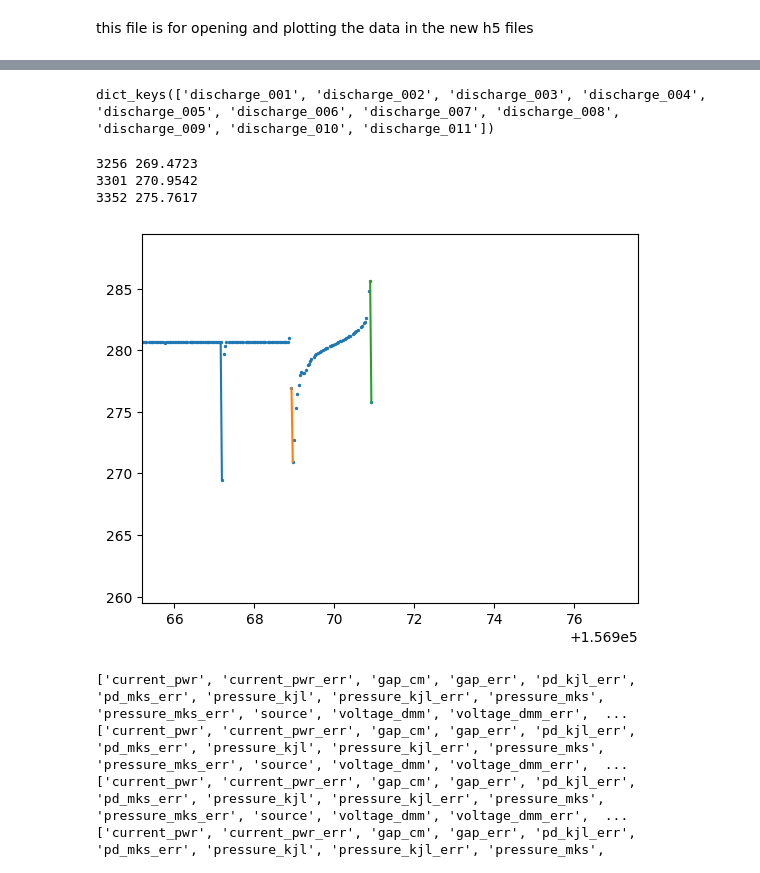
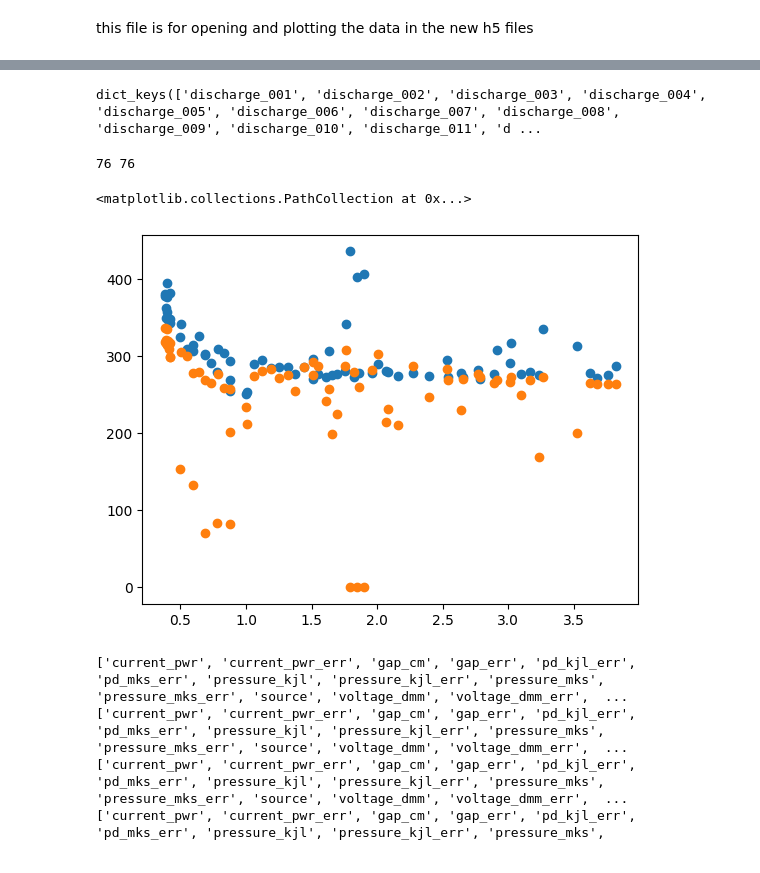
Before and after one commit to s-gerow/SAIL-Plasma, a Jupyter notebook: BeAMED_v3/read_hdf5.ipynb, the cells around one changed output, grey strips where cells are left out. Drawn from its saved outputs; the diff is of its cells as text; code cells hidden in the pictures.

```diff
--- a/BeAMED_v3/read_hdf5.ipynb
+++ b/BeAMED_v3/read_hdf5.ipynb
@@ -9,5 +9,7 @@ from datatypes import DischargeData_h5
 from hdf5_reader import HDF5Reader
 # %%
 mac_path = '/Users/sethgerow/Desktop/h5files/beamed_Ar_Al_6061_Large_Plate_5.0mm.h5'
+# %%
+pc_path = r'C:\Users\Seth Gerow\Desktop\Programming\SAIL-Plasma\BeAMED_v3\data\data\beamed_Ar_Al_6061_Large_Plate_5.0mm.h5'
 # %%
 reader = HDF5Reader()
@@ -17,7 +19,7 @@ Successfully opened file: /Users/sethgerow/Desktop/h5files/beamed_Ar_Al_6061_Lar
 # %%
 discharge_data: dict[str, DischargeData_h5] = {}
 
-with h5py.File(mac_path, mode='r') as f:
+with h5py.File(pc_path, mode='r') as f:
     # f.visit(print)
     for discharge in list(reader.list_discharges()):
         discharge_data[discharge] = reader.get_discharge_data(discharge)
@@ -24,37 +35,54 @@ with h5py.File(mac_path, mode='r') as f:
 # %%
 print(discharge_data.keys())
 # %% [output]
-dict_keys(['discharge_001', 'discharge_002', 'discharge_003', 'discharge_004', 'discharge_005', 'discharge_006', 'discharge_007', 'discharge_008', 'discharge_009', 'discharge_010', 'discharge_011'])
+dict_keys(['discharge_001', 'discharge_002', 'discharge_003', 'discharge_004', 'discharge_005', 'discharge_006', 'discharge_007', 'discharge_008', 'discharge_009', 'discharge_010', 'discharge_011', 'd ...
 # %%
-dicharge = 'discharge_005'
+discharge = 'discharge_020'
 
-T,V = getattr(discharge_data[discharge].dmm_time, 'samples_voltage')
+VCR = []
+PD = []
+VCR_original = []
 
+for discharge in list(discharge_data.keys()):#[18:]:
+
+    T,V = getattr(discharge_data[discharge].dmm_time, 'samples_voltage')
+    # print(V)
+
+    # fig, ax = plt.subplots()
+
+    # ax.scatter(T,V, s=2)
+
+    pd = getattr(discharge_data[discharge].data, 'gap_cm')*getattr(discharge_data[discharge].data, 'pressure_mks')
+    VCR_original.append(getattr(discharge_data[discharge].data, 'voltage_dmm'))
+    _dv_index = []
+    for i,v in enumerate(V):
+        if i == 0:
+            pass
+        elif (v - V[i-1]) < -5:
+            #print(i,v)
+            _dv_index.append(i)
+        else:
+            pass
+    vcr = V[_dv_index[0]]
+
+    VCR.append(vcr)
+    PD.append(pd)
+
+print(len(PD),len(VCR))
 
 fig, ax = plt.subplots()
 
-ax.scatter(T,V, s=2)
+ax.scatter(PD,VCR)
+ax.scatter(PD,VCR_original)
+# for i in _dv_index:
+#     ax.plot((T[i-1], T[i]), (V[i-1], V[i]))
 
-_dv_index = []
-for i,v in enumerate(V):
-    if i == 0:
-        pass
-    elif (v - V[i-1]) < -5:
-        print(i,v)
-        _dv_index.append(i)
-    else:
-        pass
-
-for i in _dv_index:
-    ax.plot((T[i-1], T[i]), (V[i-1], V[i]))
-
-ax.set_xbound(T[_dv_index[0]-50])
-ax.set_ybound(V[_dv_index[0]]-10, V[_dv_index[0]]+20)
+# ax.set_xbound(T[_dv_index[0]-50])
+# ax.set_ybound(V[_dv_index[0]]-10, V[_dv_index[0]]+20)
 # %% [output]
-3256 269.4723
-3301 270.9542
-3352 275.7617
+76 76
+<matplotlib.collections.PathCollection at 0x...>
-[figure, old version]
+[figure, new version]
 # %%
 vcr = []
 pd = []
```
Also changed, not shown: parts of 2 cells of this notebook.
